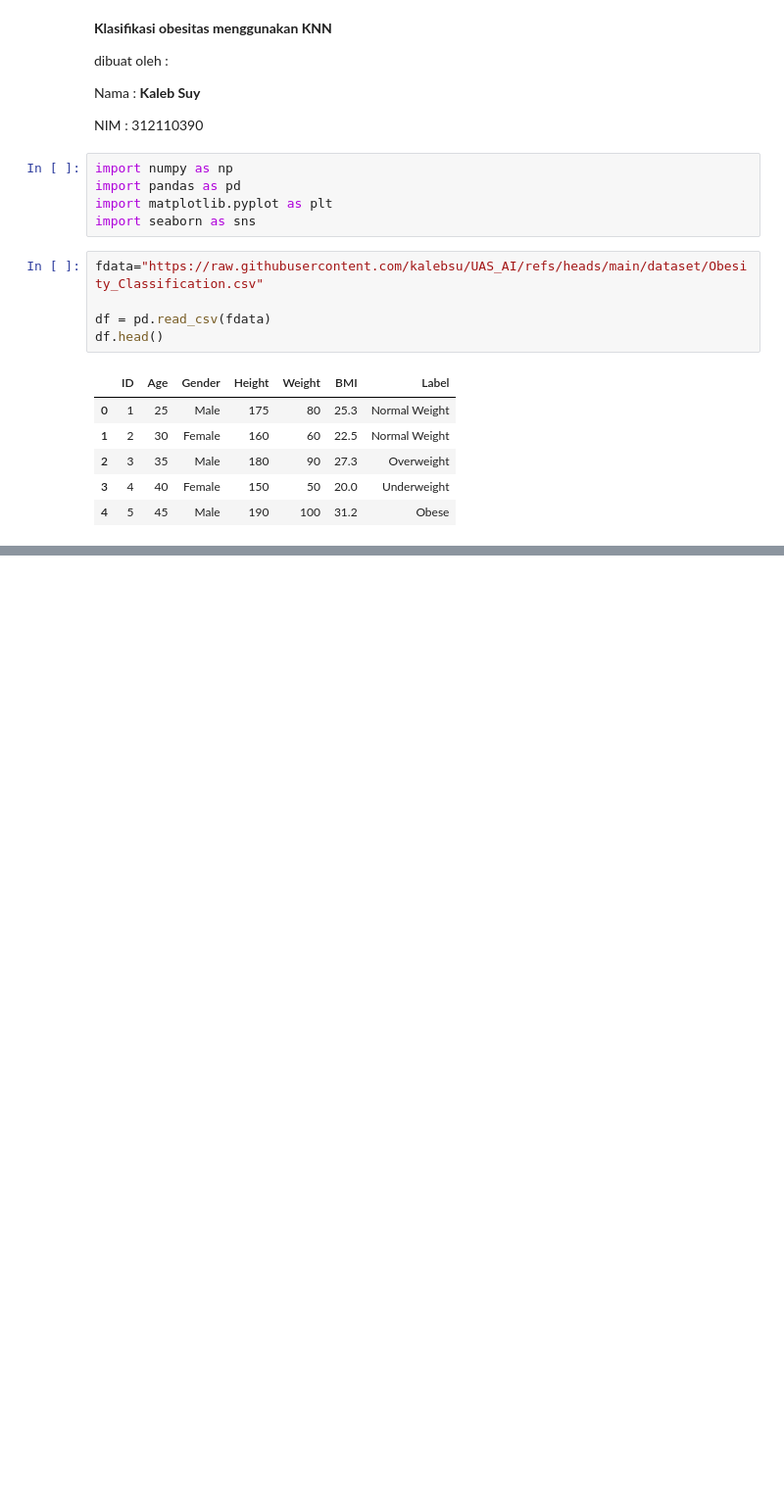
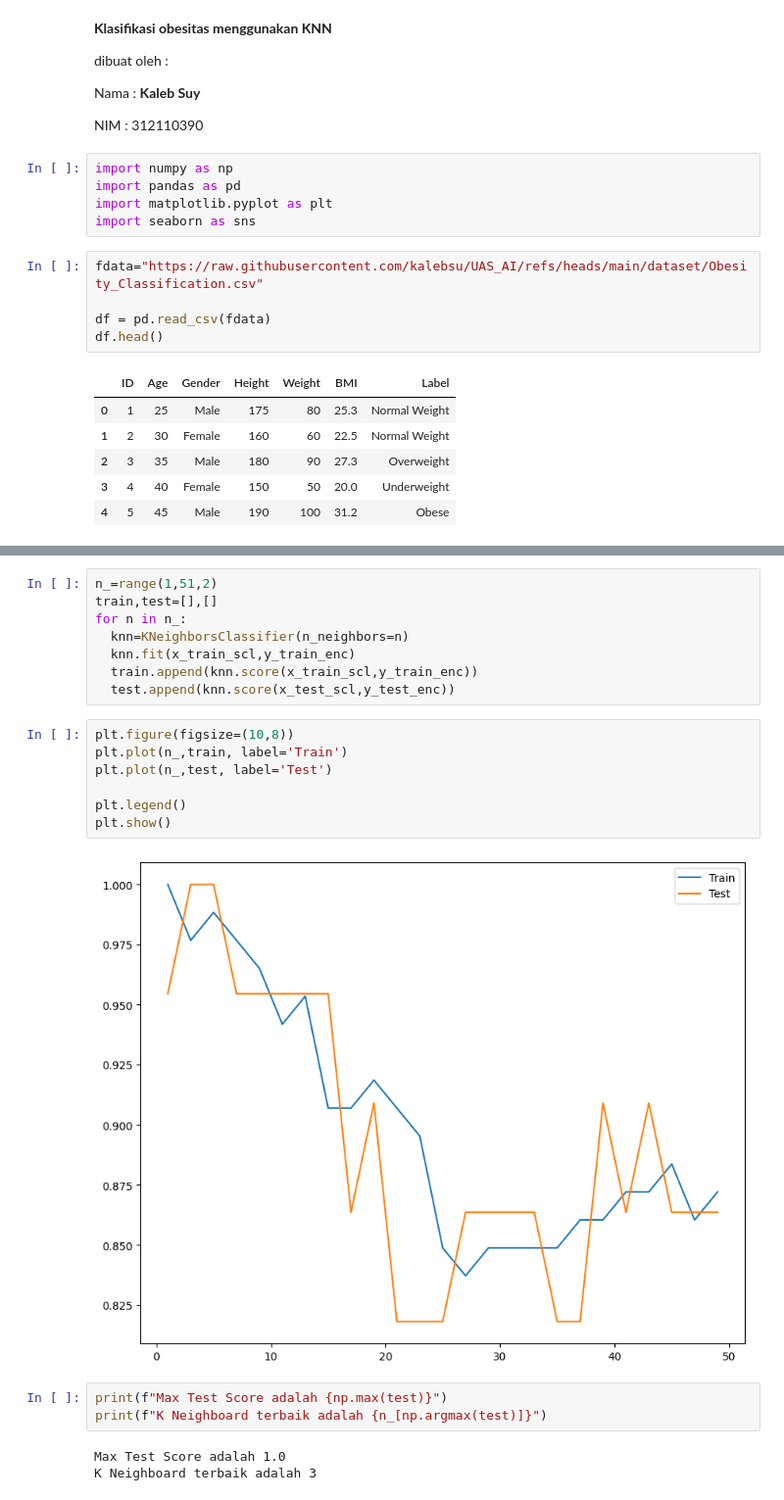
Before and after one commit to kalebsu/UAS_AI, a Jupyter notebook: Klasifikasi_Obesitas.ipynb, the cells around one changed output, grey strips where cells are left out. Shown: that part at 98% size. Drawn from its saved outputs; the diff is of its cells as text; blank space fills up the shorter version.

```diff
--- a/Klasifikasi_Obesitas.ipynb
+++ b/Klasifikasi_Obesitas.ipynb
@@ -27,0 +218,23 @@ df.head()
+# %%
+n_=range(1,51,2)
+train,test=[],[]
+for n in n_:
+  knn=KNeighborsClassifier(n_neighbors=n)
+  knn.fit(x_train_scl,y_train_enc)
+  train.append(knn.score(x_train_scl,y_train_enc))
+  test.append(knn.score(x_test_scl,y_test_enc))
+# %%
+plt.figure(figsize=(10,8))
+plt.plot(n_,train, label='Train')
+plt.plot(n_,test, label='Test')
+
+plt.legend()
+plt.show()
+# %% [output]
+[figure, added]
+# %%
+print(f"Max Test Score adalah {np.max(test)}")
+print(f"K Neighboard terbaik adalah {n_[np.argmax(test)]}")
+# %% [output]
+Max Test Score adalah 1.0
+K Neighboard terbaik adalah 3
```
Also changed, not shown: parts of 20 cells of this notebook.
